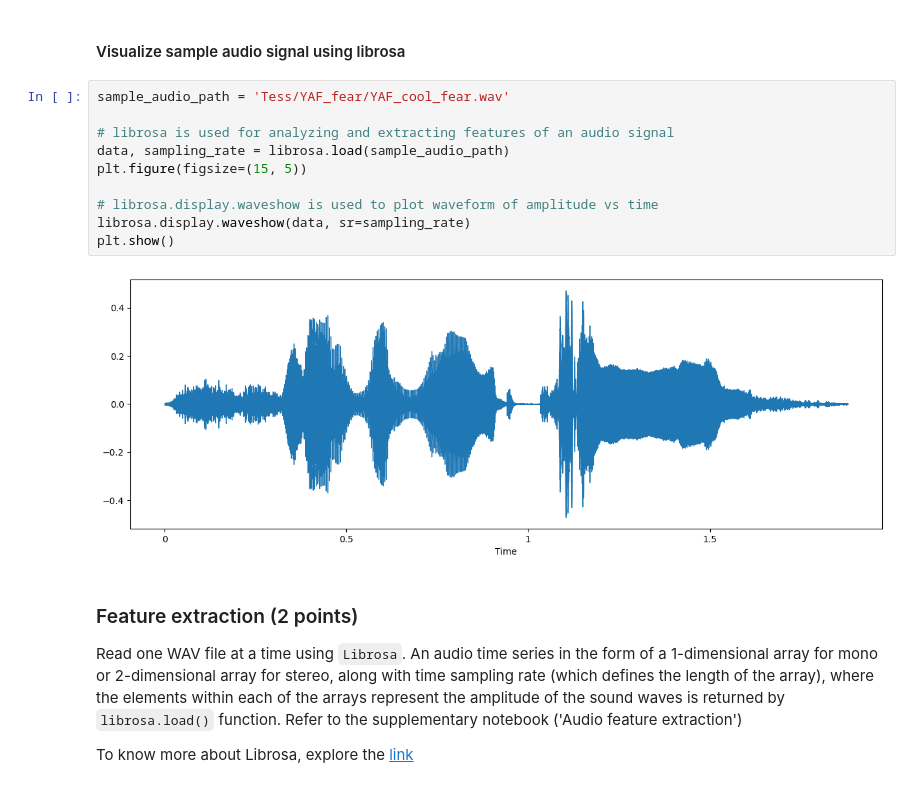
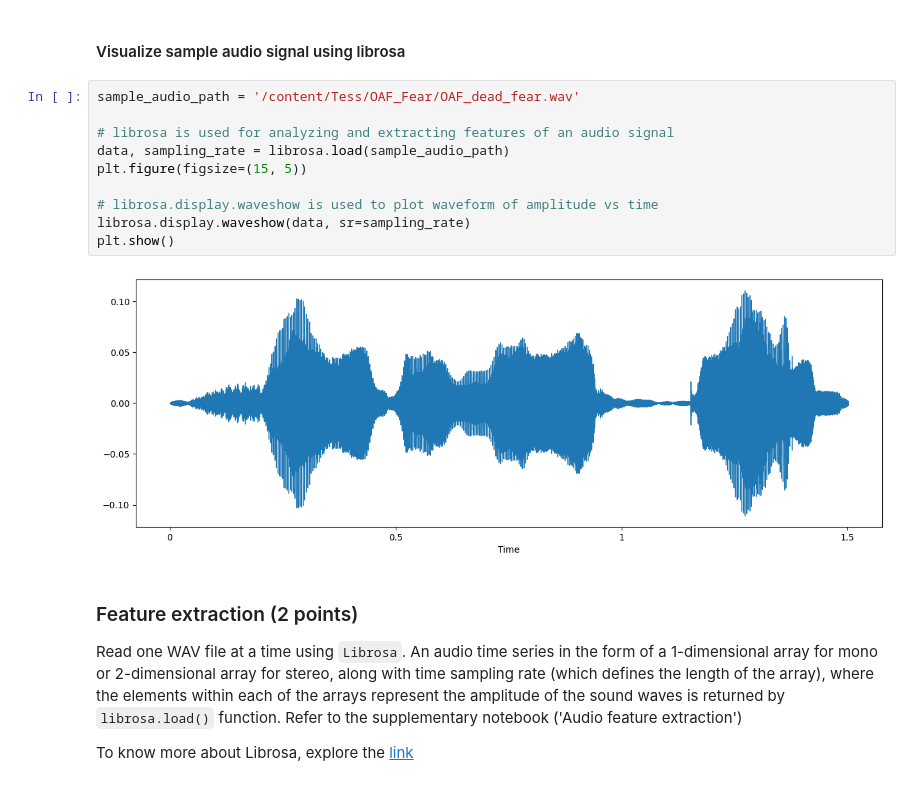
Before and after one commit to Amitgm/ML-Projects, a Jupyter notebook: Emotion_Classification_from_Speech.ipynb, the cells around one changed output. Drawn from its saved outputs; the diff is of its cells as text.

```diff
--- a/Emotion_Classification_from_Speech.ipynb
+++ b/Emotion_Classification_from_Speech.ipynb
@@ -314,17 +276,17 @@ plt.bar(freq_emotions.keys(),freq_emotions.values())
 # %% [markdown]
 #### Visualize sample audio signal using librosa
 # %%
-sample_audio_path = 'Tess/YAF_fear/YAF_cool_fear.wav'
+sample_audio_path = '/content/Tess/OAF_Fear/OAF_dead_fear.wav'
 
 # librosa is used for analyzing and extracting features of an audio signal
 data, sampling_rate = librosa.load(sample_audio_path)
 plt.figure(figsize=(15, 5))
 
 # librosa.display.waveshow is used to plot waveform of amplitude vs time
 librosa.display.waveshow(data, sr=sampling_rate)
 plt.show()
 # %% [output]
-[figure, old version]
+[figure, new version]
 # %% [markdown]
 ### Feature extraction (2 points)
 
```
Also changed, not shown: parts of 64 cells of this notebook.
